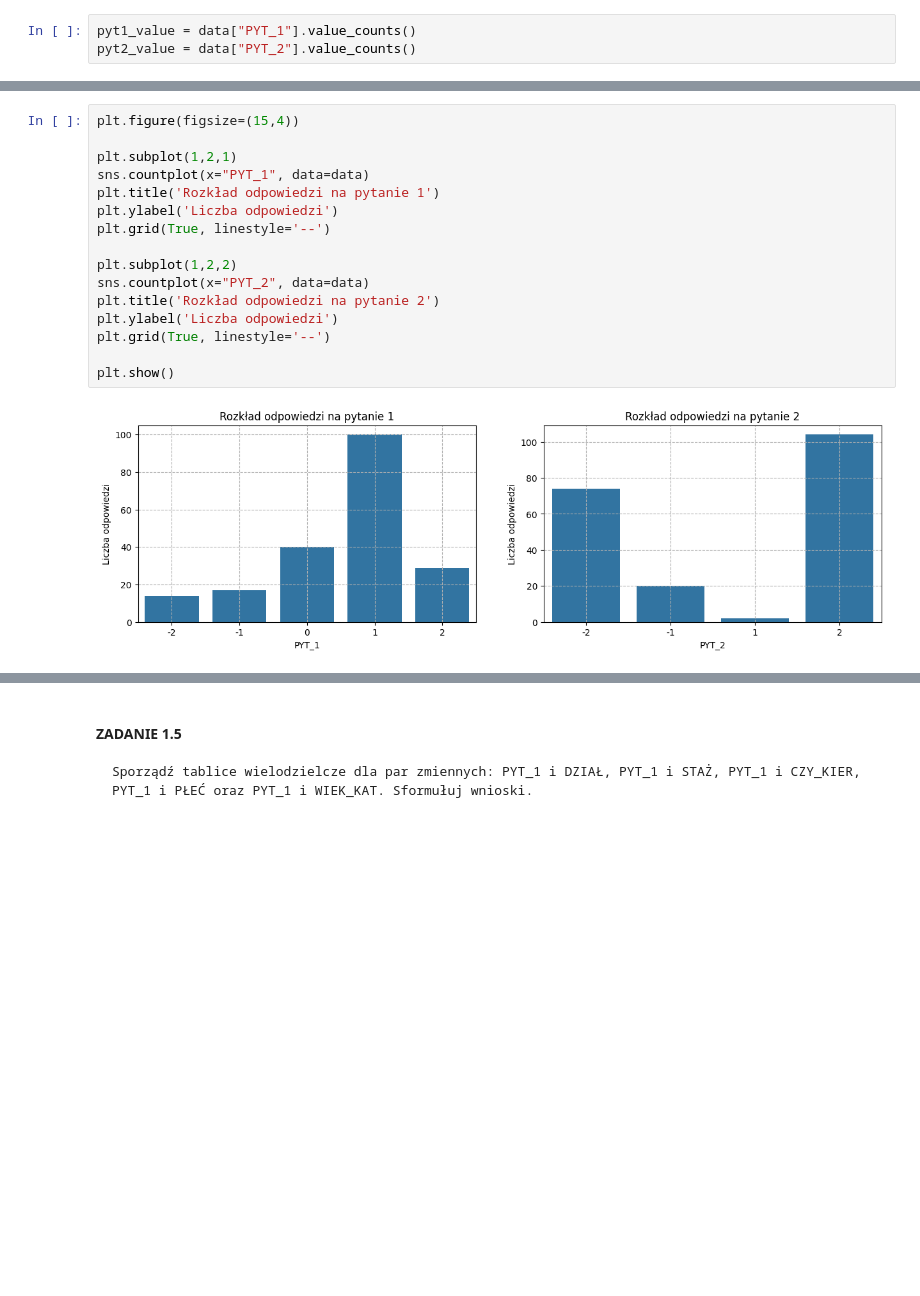
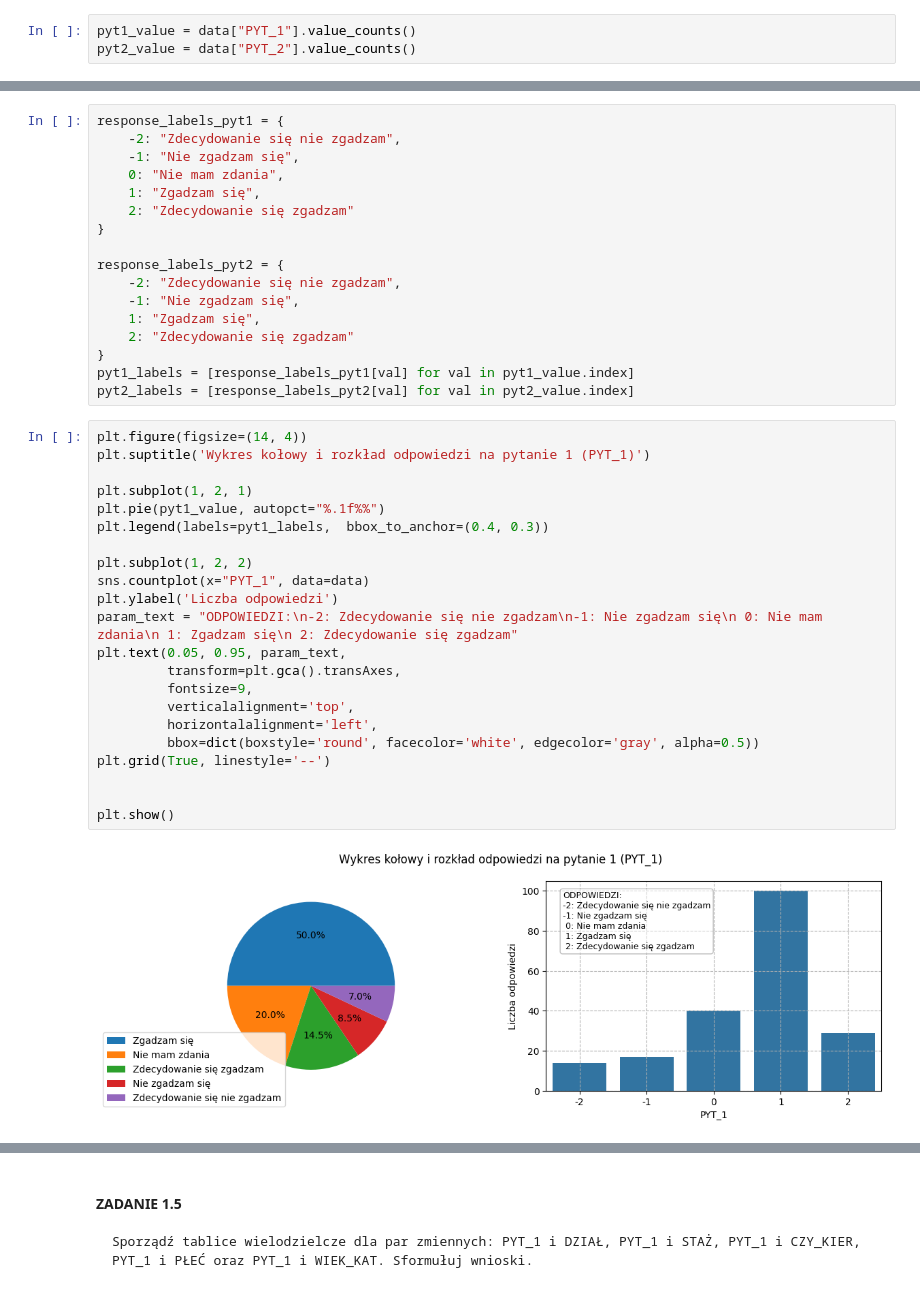
Before and after one commit to Jagaxxx/ADA_raporty, a Jupyter notebook: raport1/raport_l1.ipynb, the cells around one changed output, grey strips where cells are left out. Cells and saved outputs as stored; diff of their text form; blank space fills up the shorter version.

```diff
--- a/raport1/raport_l1.ipynb
+++ b/raport1/raport_l1.ipynb
@@ -159,18 +209,41 @@ plt.show()
-# %%
-plt.figure(figsize=(15,4))
-
-plt.subplot(1,2,1)
-sns.countplot(x="PYT_1", data=data)
-plt.title('Rozkład odpowiedzi na pytanie 1')
-plt.ylabel('Liczba odpowiedzi')
-plt.grid(True, linestyle='--')
-
-plt.subplot(1,2,2)
-sns.countplot(x="PYT_2", data=data)
-plt.title('Rozkład odpowiedzi na pytanie 2')
-plt.ylabel('Liczba odpowiedzi')
-plt.grid(True, linestyle='--')
-
-plt.show()
-# %% [output]
-[figure, removed]
+# %%
+response_labels_pyt1 = {
+    -2: "Zdecydowanie się nie zgadzam",
+    -1: "Nie zgadzam się",
+    0: "Nie mam zdania",
+    1: "Zgadzam się",
+    2: "Zdecydowanie się zgadzam"
+}
+
+response_labels_pyt2 = {
+    -2: "Zdecydowanie się nie zgadzam",
+    -1: "Nie zgadzam się",
+    1: "Zgadzam się",
+    2: "Zdecydowanie się zgadzam"
+}
+pyt1_labels = [response_labels_pyt1[val] for val in pyt1_value.index]
+pyt2_labels = [response_labels_pyt2[val] for val in pyt2_value.index]
+# %%
+plt.figure(figsize=(14, 4))
+plt.suptitle('Wykres kołowy i rozkład odpowiedzi na pytanie 1 (PYT_1)')
+
+plt.subplot(1, 2, 1)
+plt.pie(pyt1_value, autopct="%.1f%%")
+plt.legend(labels=pyt1_labels,  bbox_to_anchor=(0.4, 0.3))
+
+plt.subplot(1, 2, 2)
+sns.countplot(x="PYT_1", data=data)
+plt.ylabel('Liczba odpowiedzi')
+param_text = "ODPOWIEDZI:\n-2: Zdecydowanie się nie zgadzam\n-1: Nie zgadzam się\n 0: Nie mam zdania\n 1: Zgadzam się\n 2: Zdecydowanie się zgadzam"
+plt.text(0.05, 0.95, param_text,
+         transform=plt.gca().transAxes,
+         fontsize=9,
+         verticalalignment='top',
+         horizontalalignment='left',
+         bbox=dict(boxstyle='round', facecolor='white', edgecolor='gray', alpha=0.5))
+plt.grid(True, linestyle='--')
+
+
+plt.show()
+# %% [output]
+[figure, added]
```
Also changed, not shown: parts of 77 cells of this notebook.
